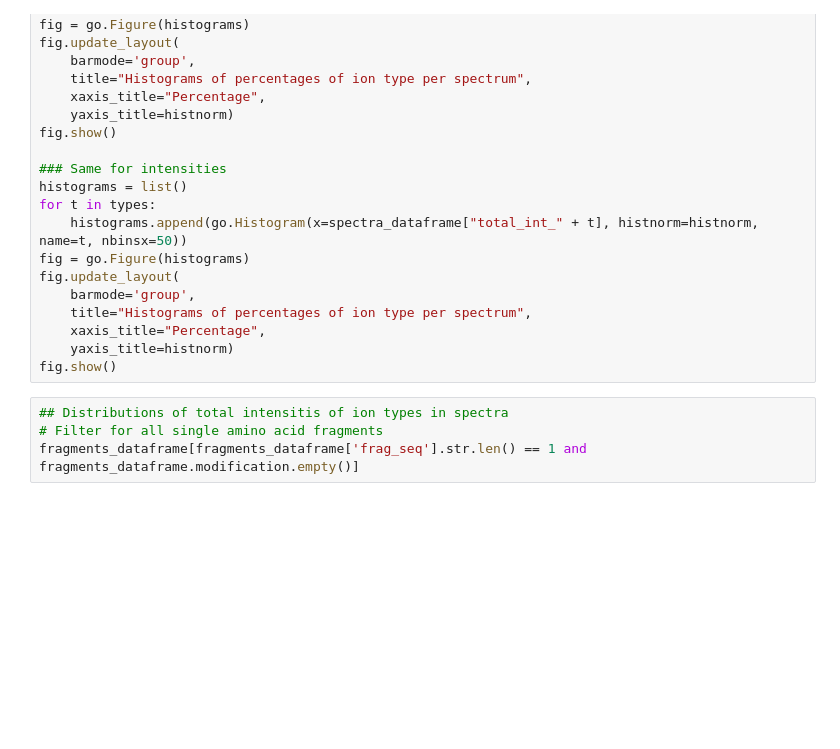
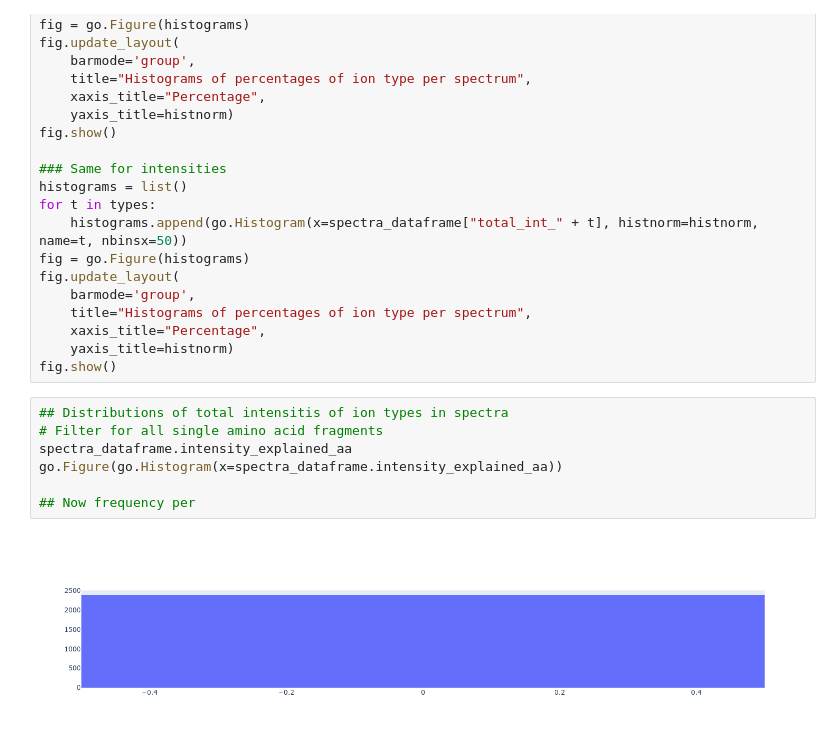
Before and after one commit to veitveit/eubic23_internal_ions, a Jupyter notebook: Stats_Veit.ipynb, the cells around one changed output. Cells and saved outputs as stored; diff of their text form; blank space fills up the shorter version.

Commit message:
with logo plot

```diff
--- a/Stats_Veit.ipynb
+++ b/Stats_Veit.ipynb
@@ -181,5 +200,10 @@ fig.show()
 # %%
 ## Distributions of total intensitis of ion types in spectra
 # Filter for all single amino acid fragments
-fragments_dataframe[fragments_dataframe['frag_seq'].str.len() == 1 and fragments_dataframe.modification.empty()]
+spectra_dataframe.intensity_explained_aa
+go.Figure(go.Histogram(x=spectra_dataframe.intensity_explained_aa))
+
+## Now frequency per
+# %% [output]
+[figure, added]
 # %%
```
Also changed, not shown: parts of 5 cells of this notebook.
